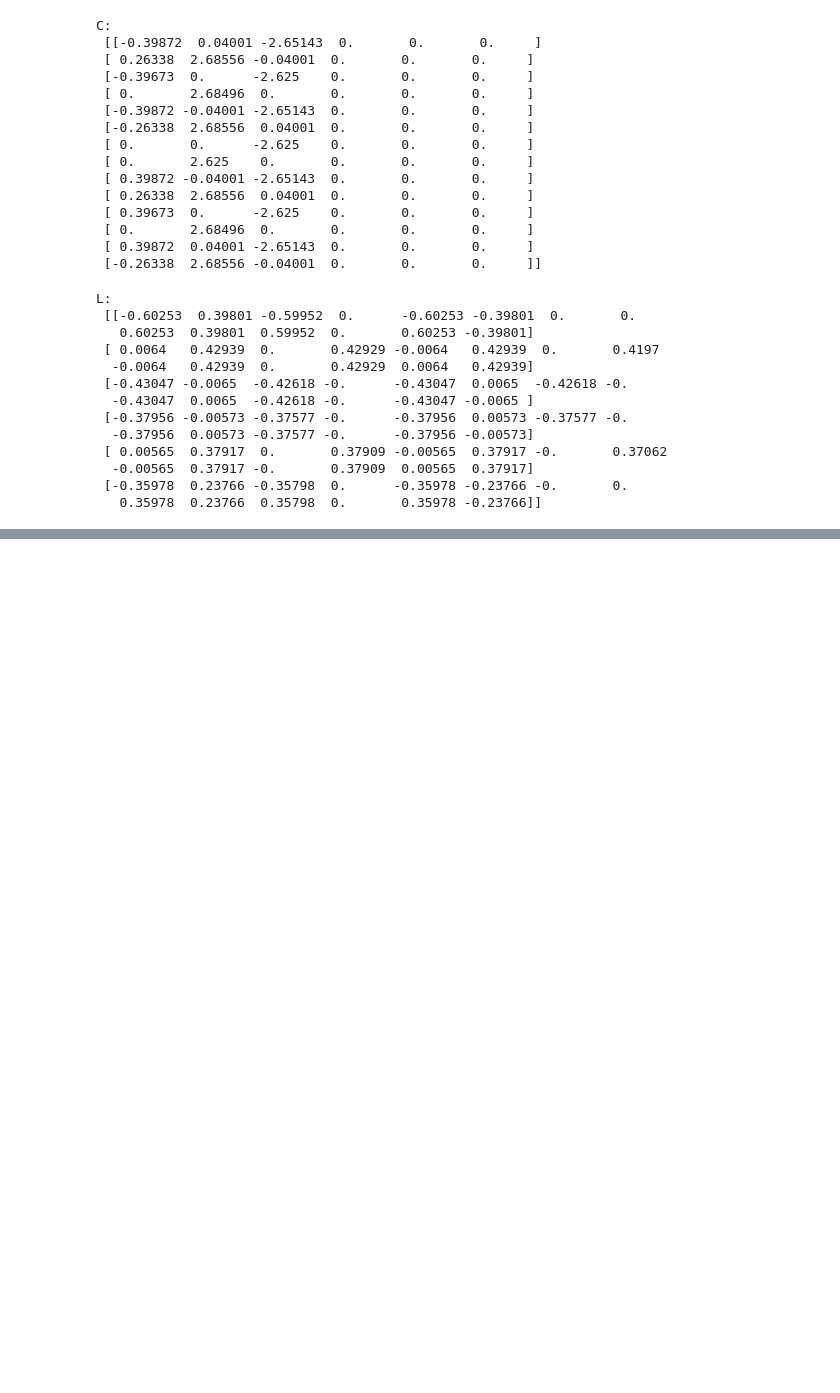
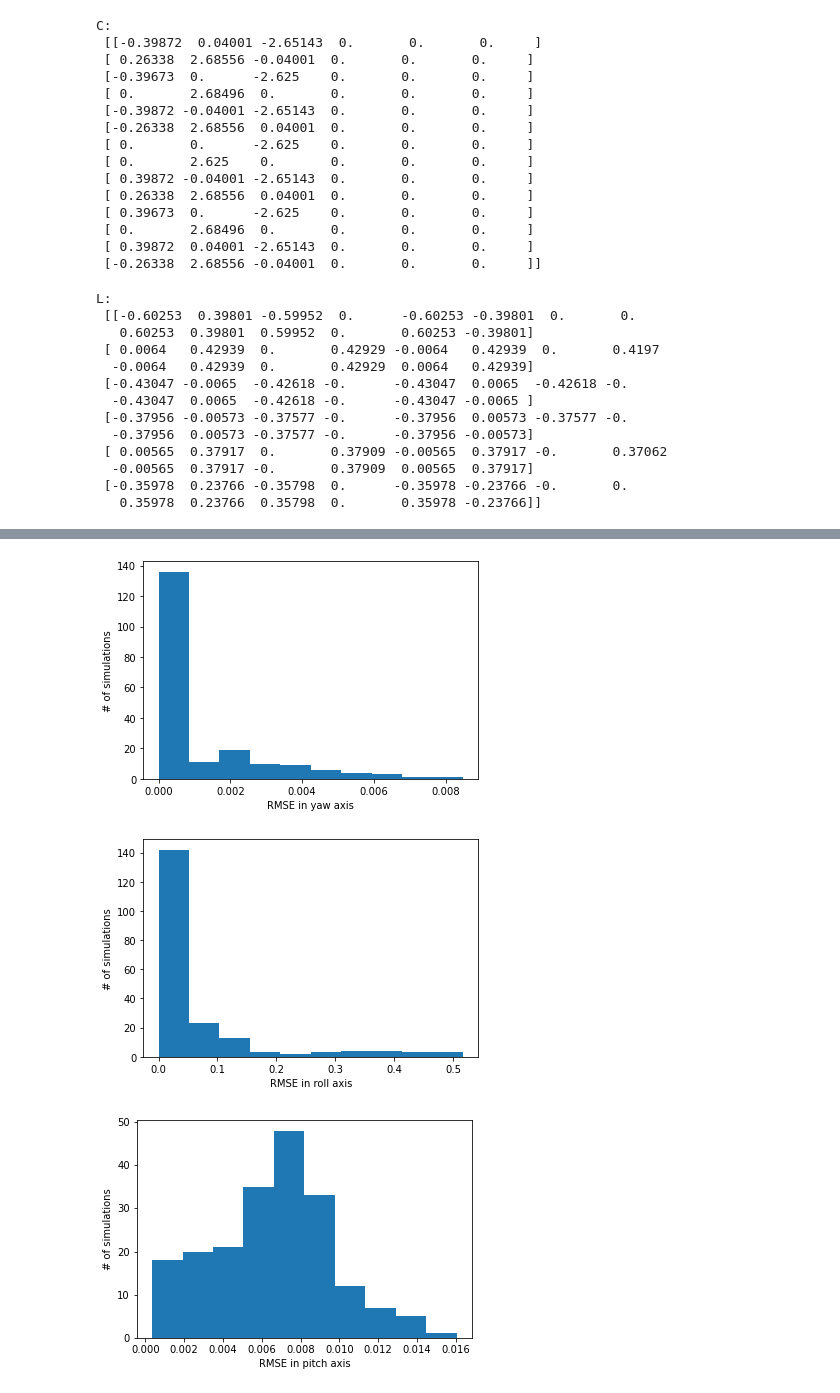
Before and after one commit to ibw2/ae353-sp22, a Jupyter notebook: projects/03_spacecraft/DP3_Code.ipynb, the cells around one changed output, grey strips where cells are left out. Cells and saved outputs as stored; diff of their text form; code cells hidden in the pictures; blank space fills up the shorter version.

```diff
--- a/projects/03_spacecraft/DP3_Code.ipynb
+++ b/projects/03_spacecraft/DP3_Code.ipynb
@@ -298,0 +516,21 @@ L:
+# %%
+# plot RMSE values
+
+plt.hist(yaws)
+plt.xlabel('RMSE in yaw axis')
+plt.ylabel('# of simulations')
+plt.show()
+
+plt.hist(rolls)
+plt.xlabel('RMSE in roll axis')
+plt.ylabel('# of simulations')
+plt.show()
+
+plt.hist(pitchs)
+plt.xlabel('RMSE in pitch axis')
+plt.ylabel('# of simulations')
+plt.show()
+# %% [output]
+[figure, added]
+[figure, added]
+[figure, added]
```
Also changed, not shown: parts of 33 cells of this notebook.
